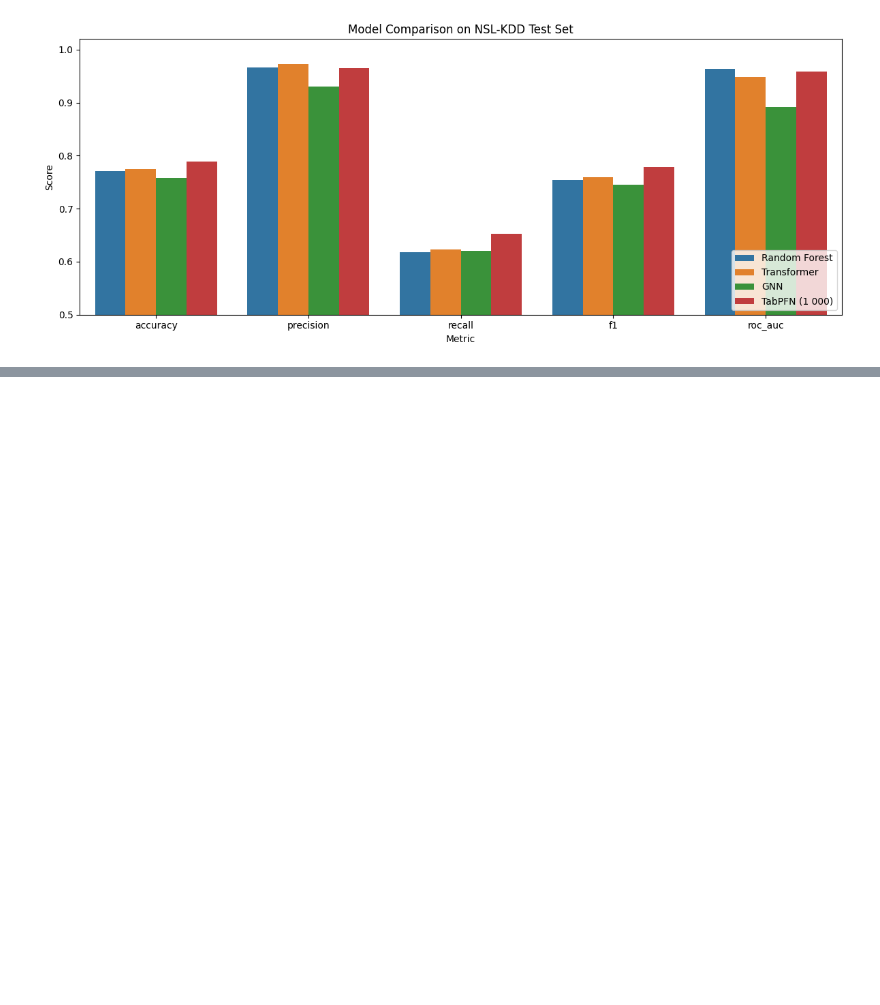
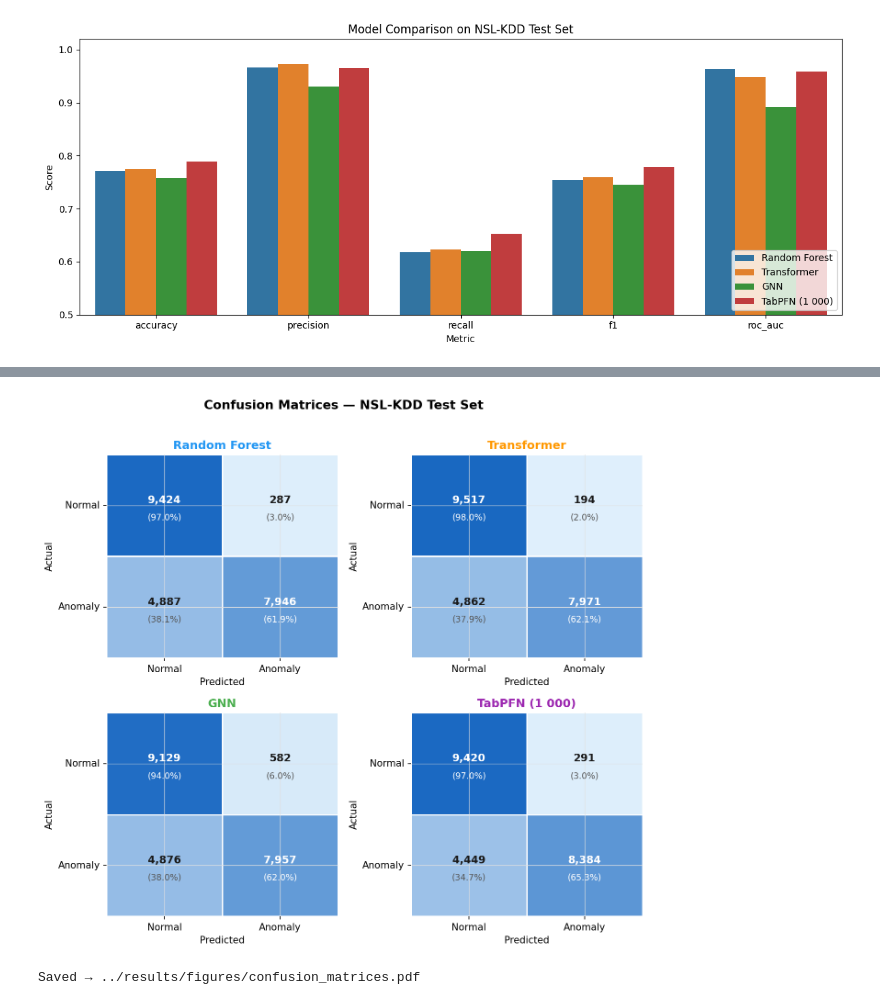
Before and after one commit to Mad03633/NetGuard, a Jupyter notebook: notebook/main.ipynb, the cells around one changed output, grey strips where cells are left out. Saved outputs shown, nothing was run; the diff lists cells and outputs as text; code cells hidden in the pictures; blank space fills up the shorter version.

```diff
--- a/notebook/main.ipynb
+++ b/notebook/main.ipynb
@@ -925,0 +1069,50 @@ plt.show()
+# %%
+SUPPORT = {"Normal": 9711, "Anomaly": 12833}
+
+cms = {
+    "Random Forest":  np.array([[9424, 287], [4887, 7946]]),   # from cell 21
+    "Transformer":    np.array([[9517, 194], [4862, 7971]]),   # from cell 27
+    "GNN":            np.array([[9129, 582], [4876, 7957]]),   # from cell 34
+    "TabPFN (1 000)": np.array([[9420, 291], [4449, 8384]]),   # from cell 37
+}
+
+def plot_confusion_matrices(cms, save_path="../results/figures/confusion_matrices.pdf"):
+    fig, axes = plt.subplots(2, 2, figsize=(9, 8))
+    cmap = LinearSegmentedColormap.from_list("blues", ["#e3f2fd", "#1565C0"])
+    class_names = ["Normal", "Anomaly"]
+
+    for ax, model in zip(axes.flat, MODEL_ORDER):
+        cm   = cms[model]
+        norm = cm.astype(float) / cm.sum(axis=1, keepdims=True)
+
+        sns.heatmap(
+            norm, annot=False, fmt=".2f", cmap=cmap,
+            ax=ax, linewidths=0.5, linecolor="white",
+            vmin=0, vmax=1, cbar=False,
+        )
+        # Overlay: counts + %
+        for i in range(2):
+            for j in range(2):
+                ax.text(j + 0.5, i + 0.45, f"{cm[i,j]:,}",
+                        ha="center", va="center", fontsize=11, fontweight="bold",
+                        color="white" if norm[i, j] > 0.55 else "#1a1a1a")
+                ax.text(j + 0.5, i + 0.62, f"({norm[i,j]:.1%})",
+                        ha="center", va="center", fontsize=9,
+                        color="white" if norm[i, j] > 0.55 else "#555555")
+
+        ax.set_title(model, fontsize=12, fontweight="bold", color=COLORS[model])
+        ax.set_xticklabels(class_names, fontsize=10)
+        ax.set_yticklabels(class_names, fontsize=10, rotation=0)
+        ax.set_xlabel("Predicted", fontsize=10)
+        ax.set_ylabel("Actual", fontsize=10)
+
+    fig.suptitle("Confusion Matrices — NSL-KDD Test Set", fontsize=13, fontweight="bold", y=1.01)
+    fig.tight_layout()
+    fig.savefig(save_path)
+    plt.show()
+    print(f"Saved → {save_path}")
+
+plot_confusion_matrices(cms)
+# %% [output]
+[figure, added]
+Saved → ../results/figures/confusion_matrices.pdf
```
Also changed, not shown: parts of 15 cells of this notebook.
